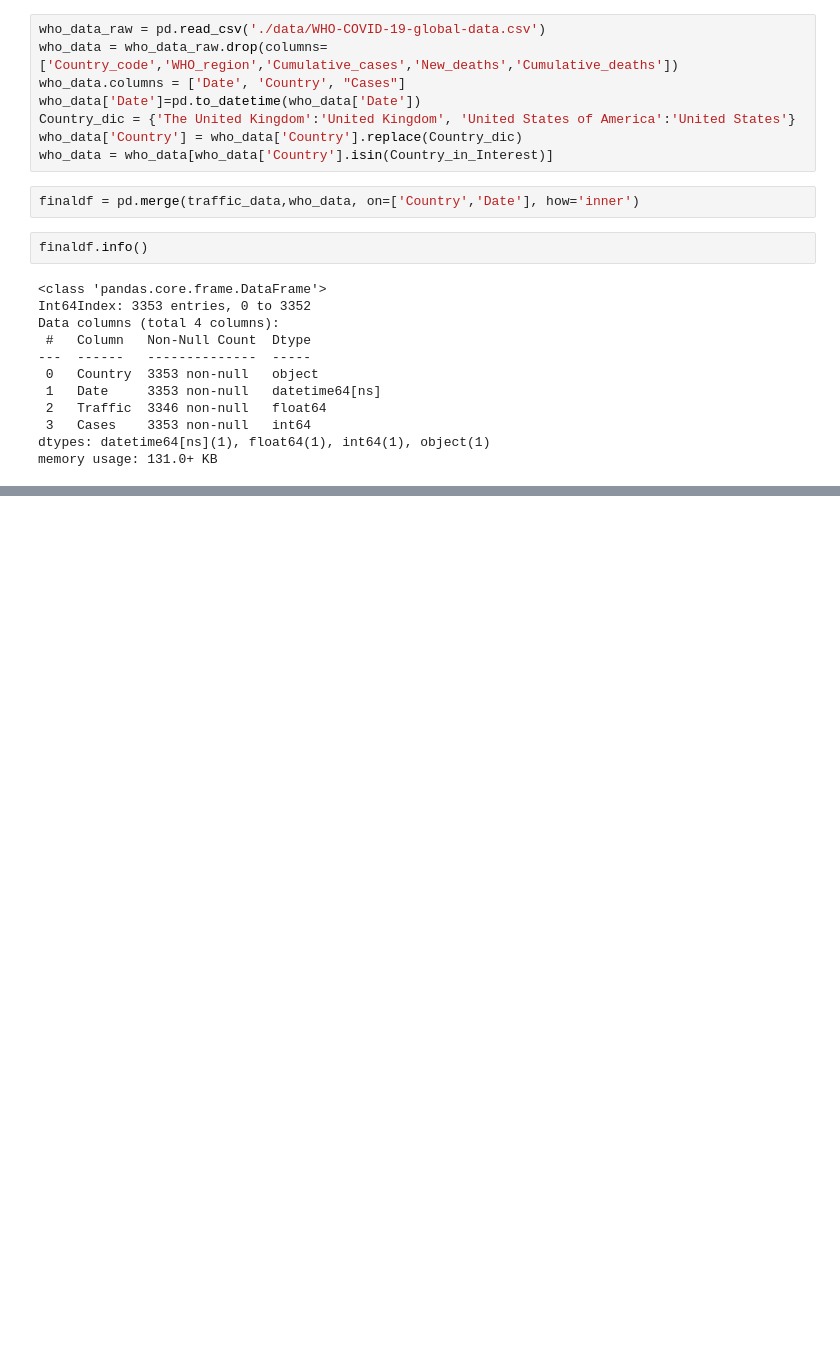
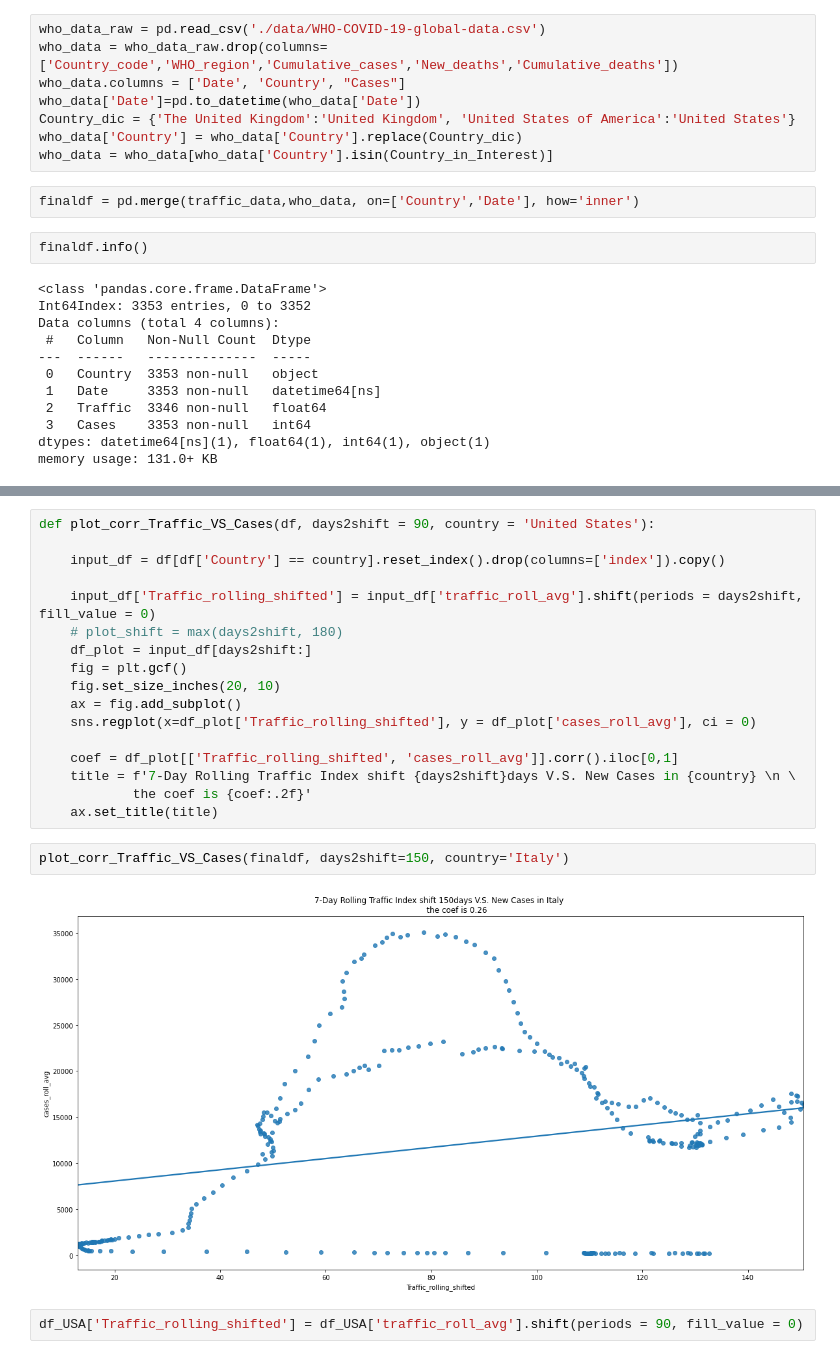
Before and after one commit to Wenjun-Mao/SIADS591_Project, a Jupyter notebook: Project591_Traffice_and_Covid.ipynb, the cells around one changed output, grey strips where cells are left out. Drawn from its saved outputs; the diff is of its cells as text; blank space fills up the shorter version.

```diff
--- a/Project591_Traffice_and_Covid.ipynb
+++ b/Project591_Traffice_and_Covid.ipynb
@@ -71,0 +207,23 @@ for country in finaldf['Country'].unique():
+# %%
+def plot_corr_Traffic_VS_Cases(df, days2shift = 90, country = 'United States'):
+
+    input_df = df[df['Country'] == country].reset_index().drop(columns=['index']).copy()
+
+    input_df['Traffic_rolling_shifted'] = input_df['traffic_roll_avg'].shift(periods = days2shift, fill_value = 0)
+    # plot_shift = max(days2shift, 180)
+    df_plot = input_df[days2shift:]
+    fig = plt.gcf()
+    fig.set_size_inches(20, 10)
+    ax = fig.add_subplot()
+    sns.regplot(x=df_plot['Traffic_rolling_shifted'], y = df_plot['cases_roll_avg'], ci = 0)
+
+    coef = df_plot[['Traffic_rolling_shifted', 'cases_roll_avg']].corr().iloc[0,1]
+    title = f'7-Day Rolling Traffic Index shift {days2shift}days V.S. New Cases in {country} \n \
+            the coef is {coef:.2f}'
+    ax.set_title(title)
+# %%
+plot_corr_Traffic_VS_Cases(finaldf, days2shift=150, country='Italy')
+# %% [output]
+[figure, added]
+# %%
+df_USA['Traffic_rolling_shifted'] = df_USA['traffic_roll_avg'].shift(periods = 90, fill_value = 0)
```
Also changed, not shown: parts of 12 cells of this notebook.
